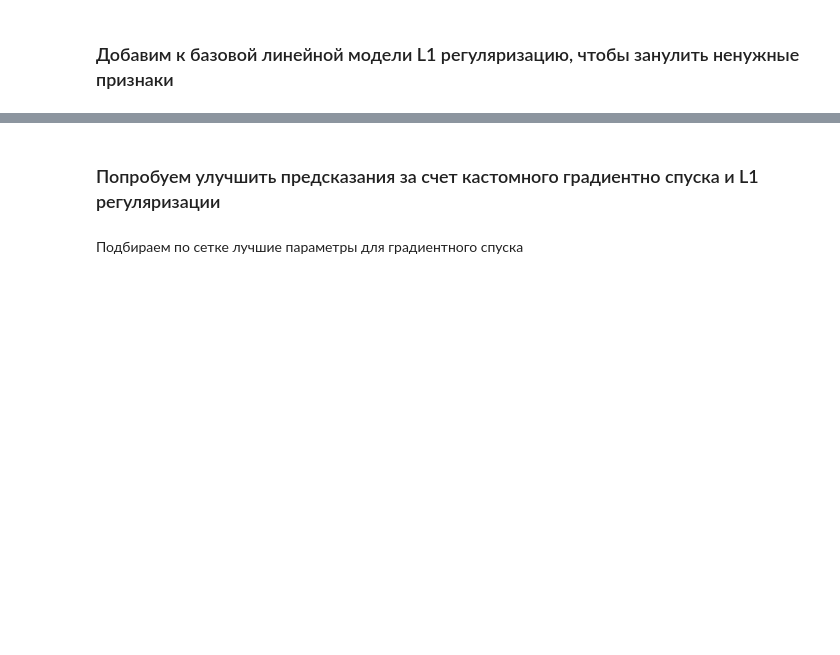
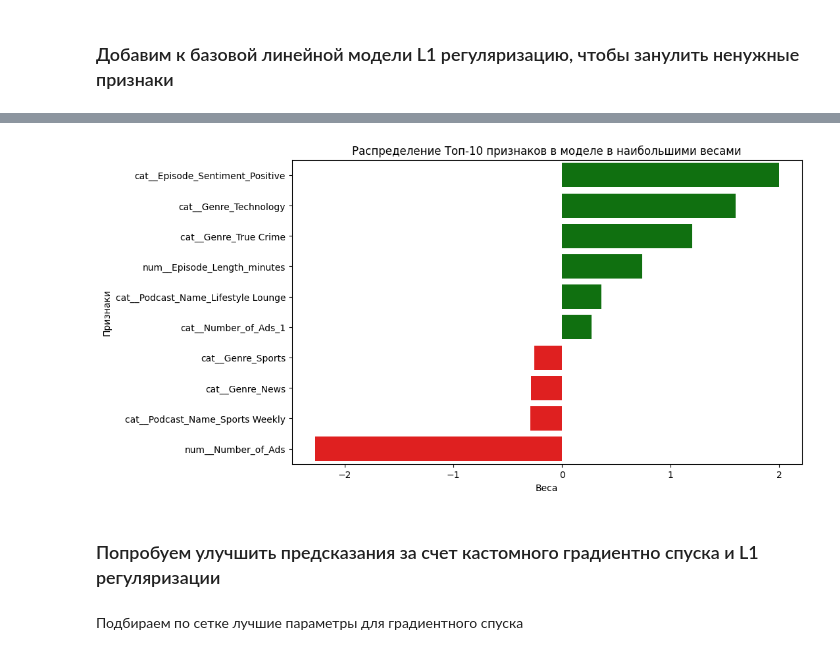
Before and after one commit to Poltava49/My_ML_practice, a Jupyter notebook: Linear_regression/choose_models.ipynb, the cells around one changed output, grey strips where cells are left out. Cells and saved outputs as stored; diff of their text form; code cells hidden in the pictures; blank space fills up the shorter version.

```diff
--- a/Linear_regression/choose_models.ipynb
+++ b/Linear_regression/choose_models.ipynb
@@ -97 +133,6 @@ y_pred_train = grid_search_lasso.predict(X_train)
+# %%
+#Выведем наиболее важные признаки отобранные для предикта моделью
+show_importance_feature_model(model=best_model, type_model='linear')
+# %% [output]
+[figure, added]
 # %%
```
Also changed, not shown: parts of 30 cells of this notebook, 5 other files.
